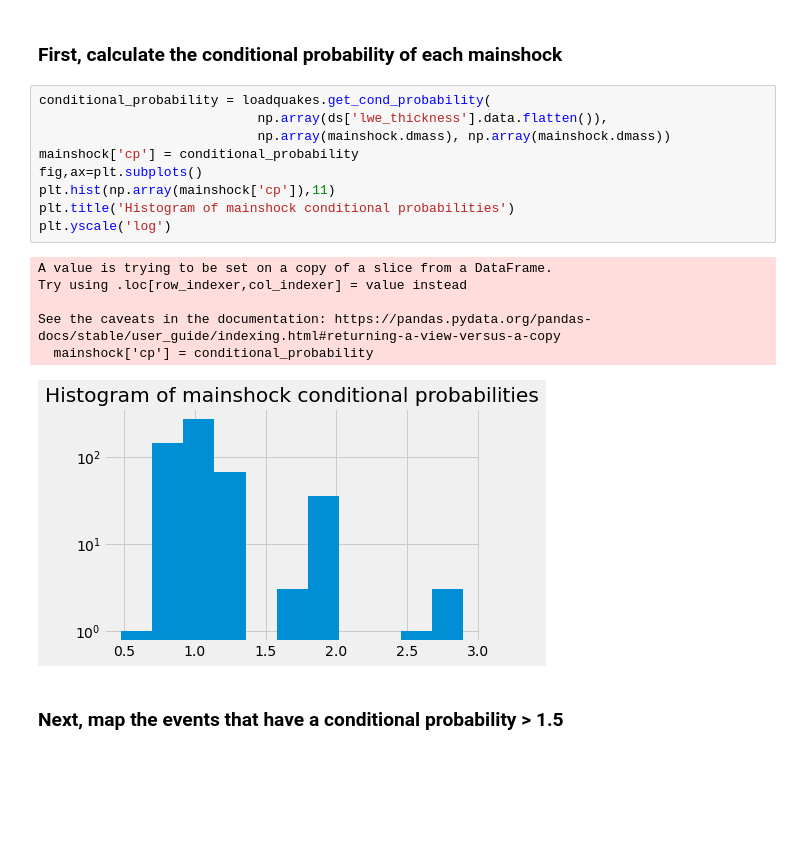
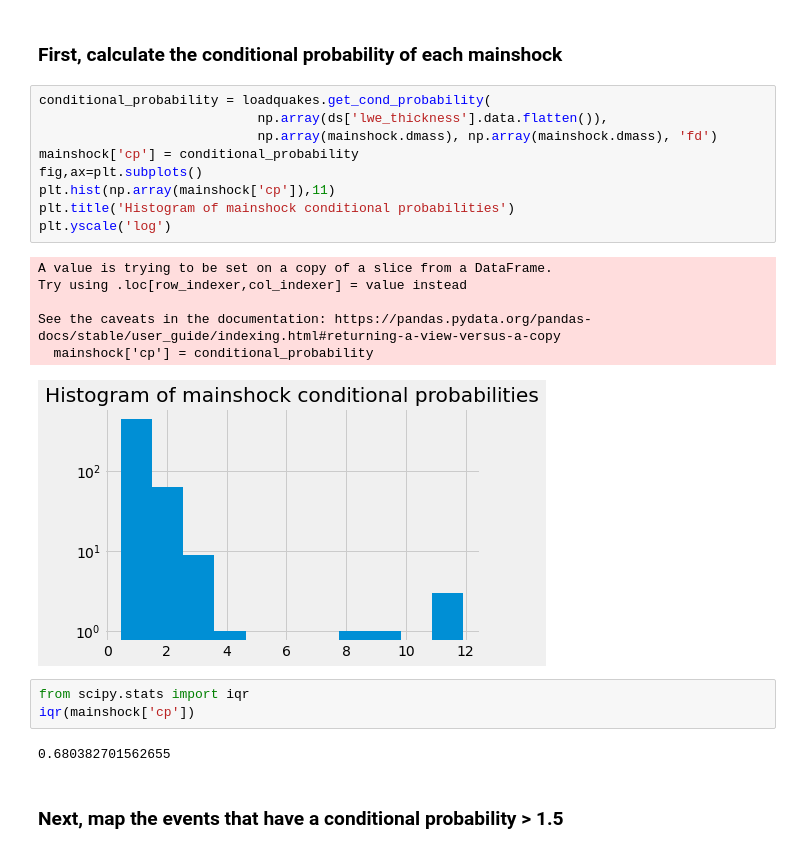
Before and after one commit to amandasyamsul/SLIQ, a Jupyter notebook: full-surface-load-mainshocks.ipynb, the cells around one changed output. Cells and saved outputs as stored; diff of their text form; blank space fills up the shorter version.

Commit message:
Using freedman diaconis rule for graphs and calculations

```diff
--- a/full-surface-load-mainshocks.ipynb
+++ b/full-surface-load-mainshocks.ipynb
@@ -177,19 +183,24 @@ fig.tight_layout()
 # %%
 conditional_probability = loadquakes.get_cond_probability(
                             np.array(ds['lwe_thickness'].data.flatten()),
-                            np.array(mainshock.dmass), np.array(mainshock.dmass))
+                            np.array(mainshock.dmass), np.array(mainshock.dmass), 'fd')
 mainshock['cp'] = conditional_probability
 fig,ax=plt.subplots()
 plt.hist(np.array(mainshock['cp']),11)
 plt.title('Histogram of mainshock conditional probabilities')
 plt.yscale('log')
 # %% [output]
 A value is trying to be set on a copy of a slice from a DataFrame.
 Try using .loc[row_indexer,col_indexer] = value instead
 
 See the caveats in the documentation: https://pandas.pydata.org/pandas-docs/stable/user_guide/indexing.html#returning-a-view-versus-a-copy
   mainshock['cp'] = conditional_probability
-[figure, old version]
+[figure, new version]
+# %%
+from scipy.stats import iqr
+iqr(mainshock['cp'])
+# %% [output]
+0.680382701562655
 # %% [markdown]
 ### Next, map the events that have a conditional probability > 1.5
 # %%
```
Also changed, not shown: parts of 16 cells of this notebook, 1 other file.
